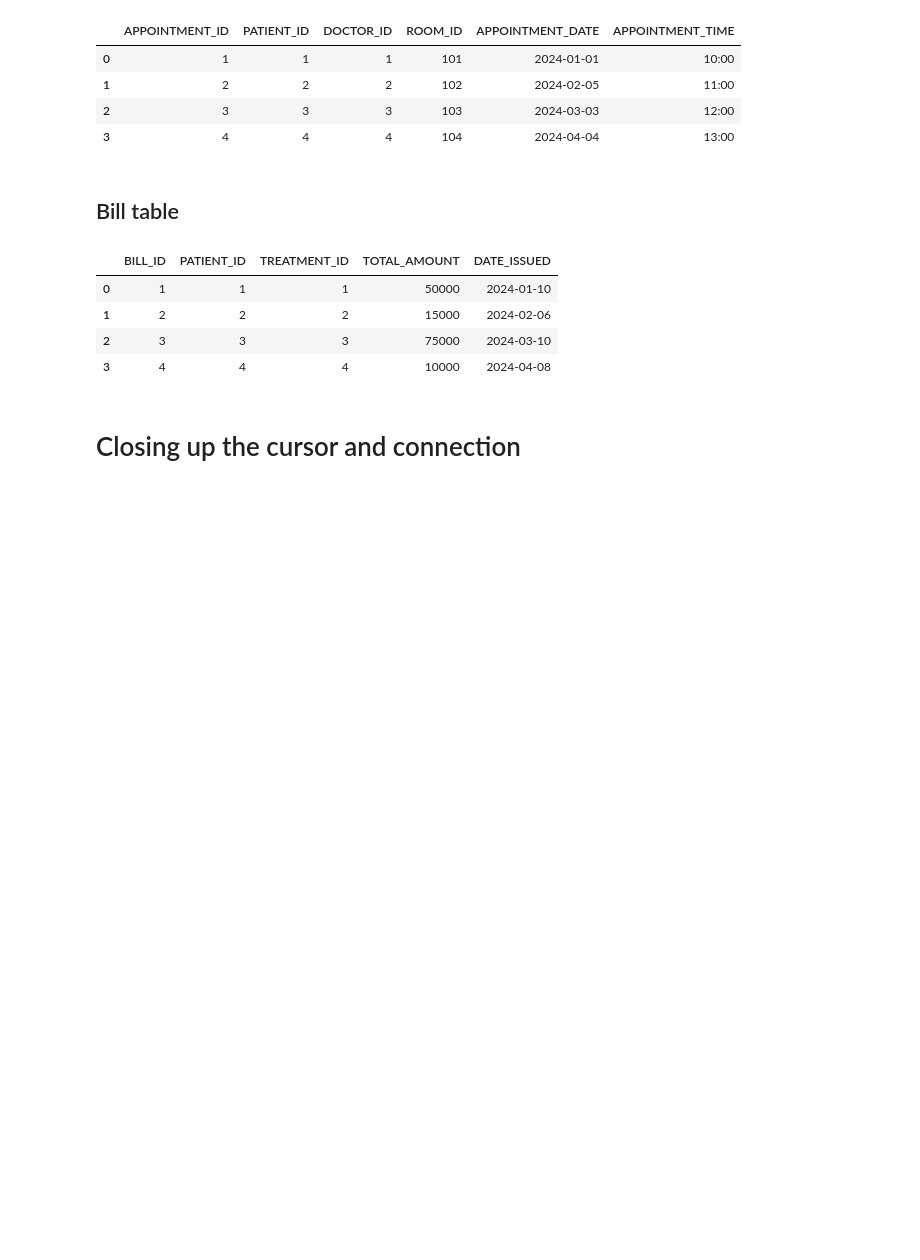
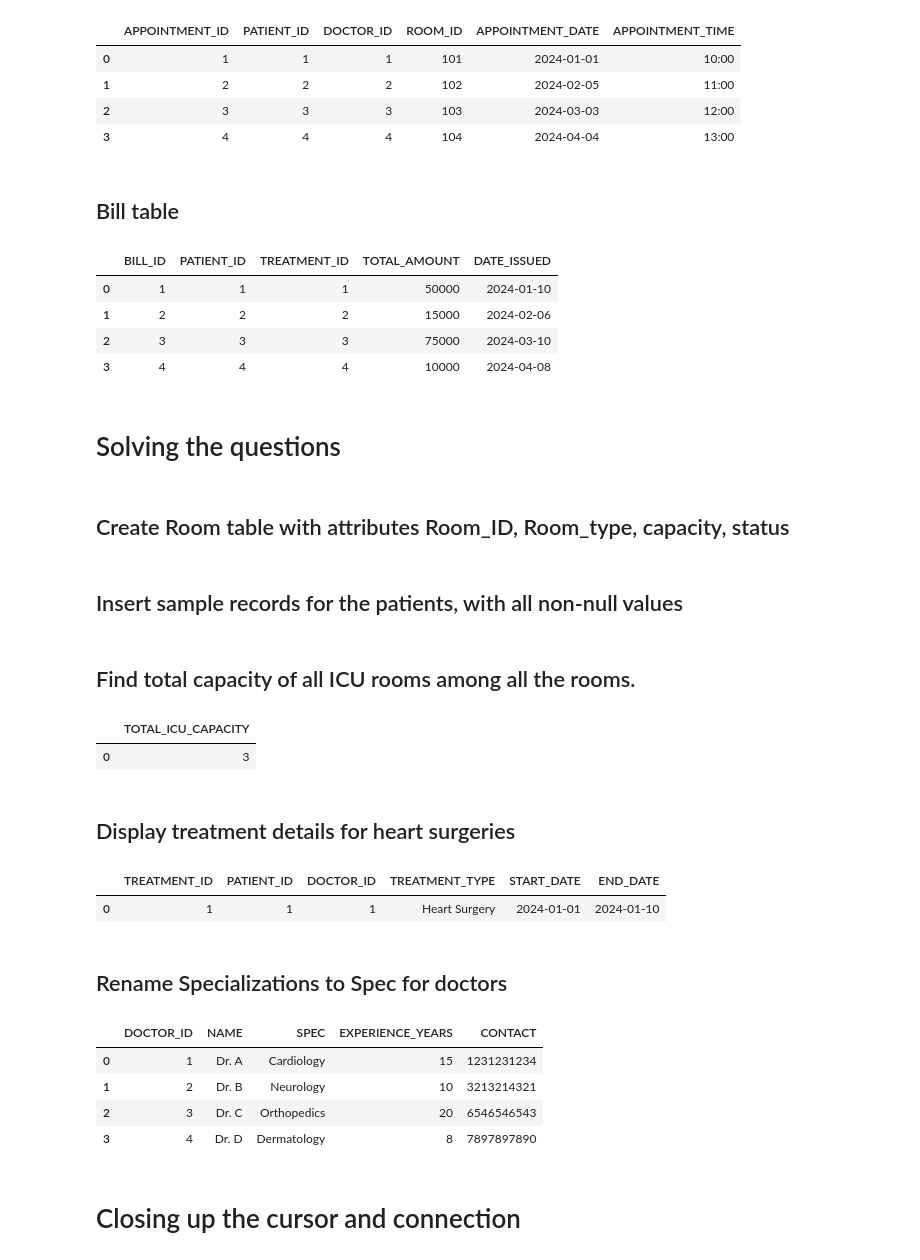
Before and after one commit to TheMagitian/hospital-normalization, a Jupyter notebook: hospital-normalization.ipynb, the cells around one changed output. Cells and saved outputs as stored; diff of their text form; code cells hidden in the pictures; blank space fills up the shorter version.

```diff
--- a/hospital-normalization.ipynb
+++ b/hospital-normalization.ipynb
@@ -334,3 +336,7 @@ df
 | 1 | 2 | 2 | 2 | 15000 | 2024-02-06 |
 | 2 | 3 | 3 | 3 | 75000 | 2024-03-10 |
 | 3 | 4 | 4 | 4 | 10000 | 2024-04-08 |
+# %% [markdown]
+# Solving the questions
+# %% [markdown]
+## Create Room table with attributes Room_ID, Room_type, capacity, status
@@ -336,0 +352,2 @@ df
+# %% [markdown]
+## Insert sample records for the patients, with all non-null values
@@ -337,3 +365,57 @@ df
+# %% [markdown]
+## Find total capacity of all ICU rooms among all the rooms.
+# %%
+cursor.execute("""
+    select sum(capacity) as total_icu_capacity from room
+    where room_type='ICU'
+""")
+
+results = cursor.fetchall()
+columns = [col[0] for col in cursor.description]
+
+df = pd.DataFrame(results, columns=columns)
+df
+# %% [output]
+|  | TOTAL_ICU_CAPACITY |
+| 0 | 3 |
+# %% [markdown]
+## Display treatment details for heart surgeries
+# %%
+cursor.execute("""
+    SELECT *
+    FROM Treatment
+    WHERE Treatment_Type = 'Heart Surgery'
+""")
+
+results = cursor.fetchall()
+columns = [col[0] for col in cursor.description]
+
+df = pd.DataFrame(results, columns=columns)
+df
+# %% [output]
+|  | TREATMENT_ID | PATIENT_ID | DOCTOR_ID | TREATMENT_TYPE | START_DATE | END_DATE |
+| 0 | 1 | 1 | 1 | Heart Surgery | 2024-01-01 | 2024-01-10 |
+# %% [markdown]
+## Rename Specializations to Spec for doctors
+# %%
+cursor.execute("""
+    alter table doctor
+    rename column specializations
+    to spec
+""")
+
+cursor.execute("select * from doctor")
+results = cursor.fetchall()
+columns = [col[0] for col in cursor.description]
+
+df = pd.DataFrame(results, columns=columns)
+df
+# %% [output]
+|  | DOCTOR_ID | NAME | SPEC | EXPERIENCE_YEARS | CONTACT |
+| 0 | 1 | Dr. A | Cardiology | 15 | 1231231234 |
+| 1 | 2 | Dr. B | Neurology | 10 | 3213214321 |
+| 2 | 3 | Dr. C | Orthopedics | 20 | 6546546543 |
+| 3 | 4 | Dr. D | Dermatology | 8 | 7897897890 |
 # %% [markdown]
 # Closing up the cursor and connection
 # %%
```
Also changed, not shown: parts of 4 cells of this notebook.
